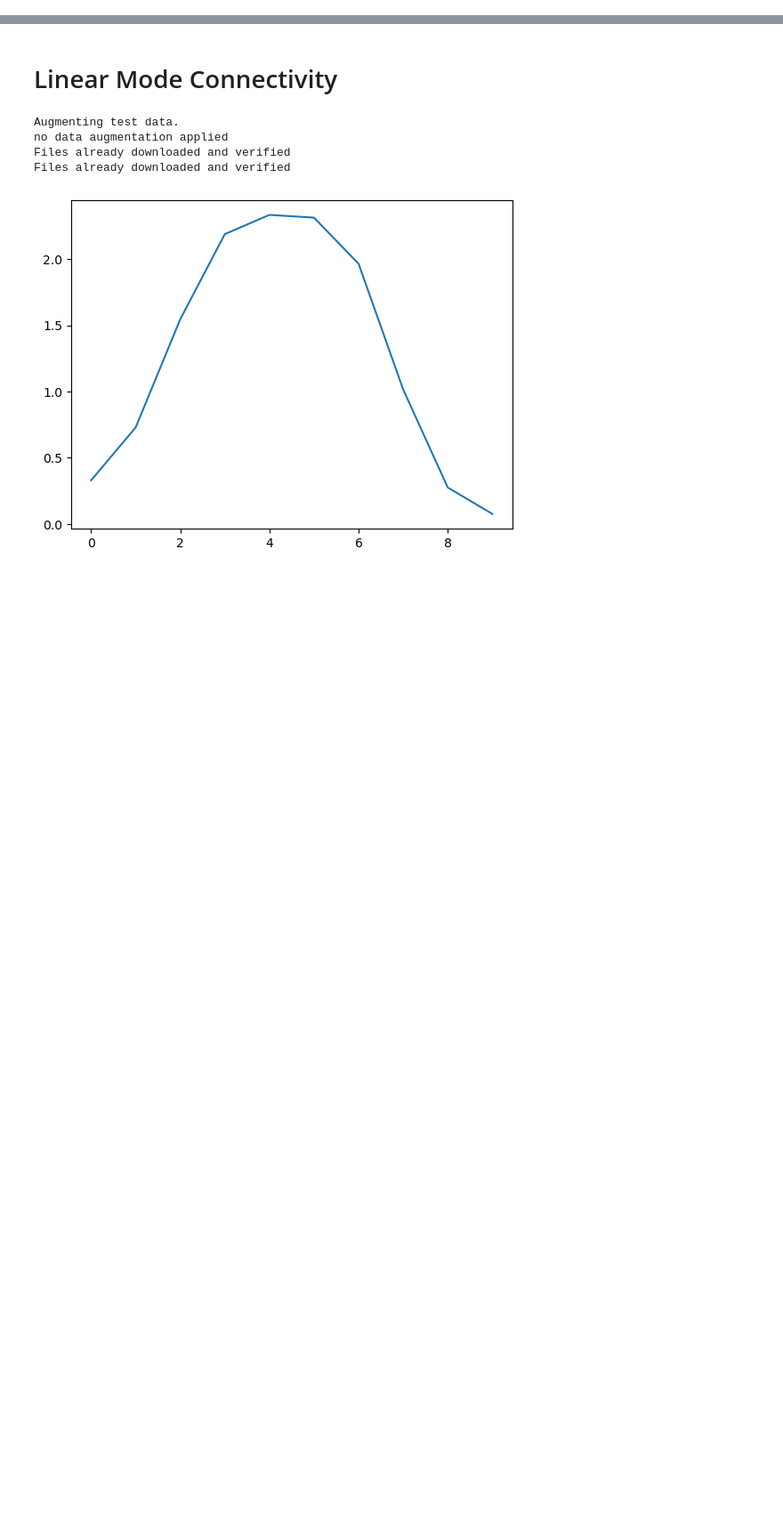
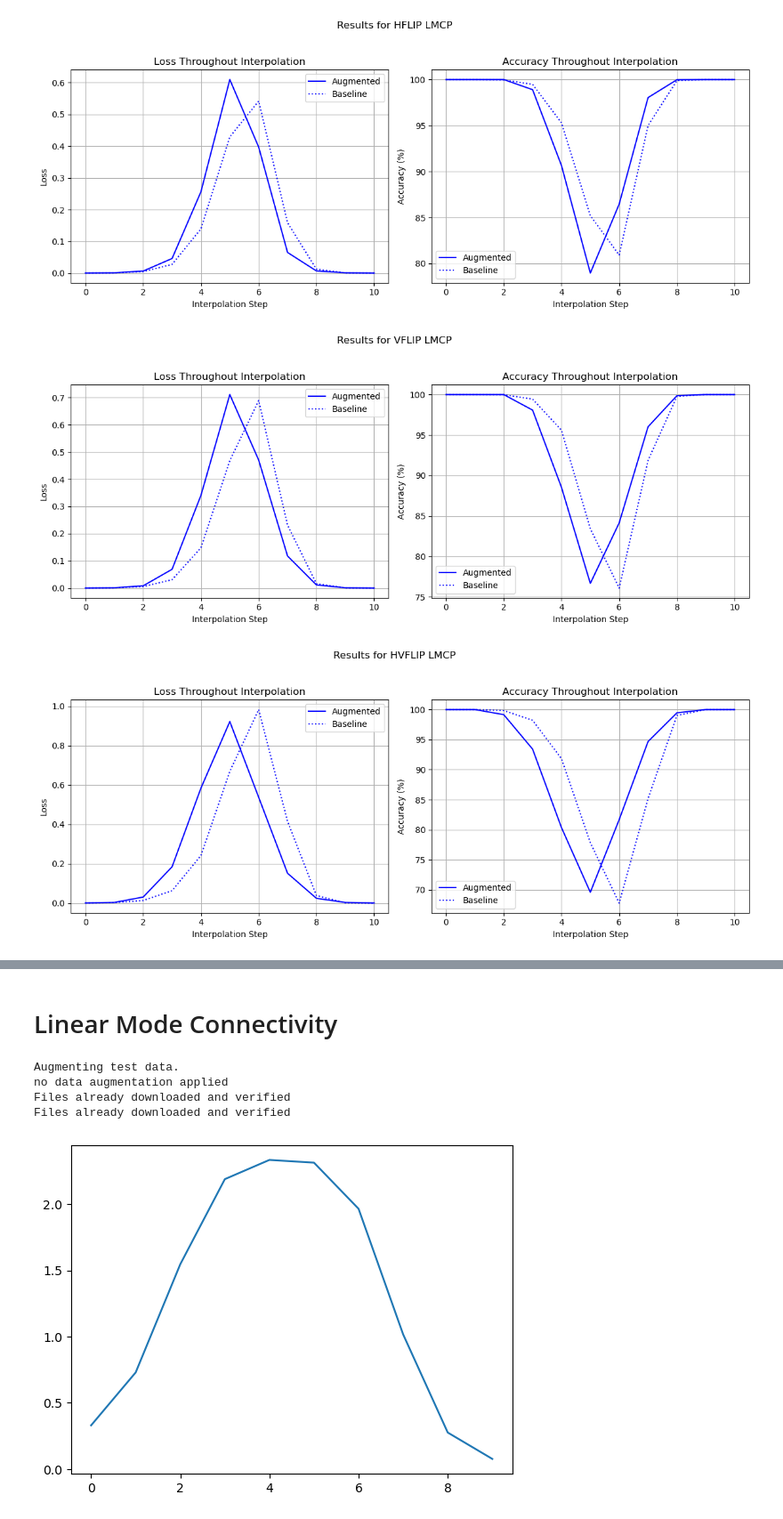
Before and after one commit to lukasVierling/Geometric_Connectivity, a Jupyter notebook: connectivity.ipynb, the cells around one changed output, grey strips where cells are left out. Shown at 89% size. Drawn from its saved outputs; the diff is of its cells as text; code cells hidden in the pictures; blank space fills up the shorter version.

Commit message:
lots of configs and jsons

```diff
--- a/connectivity.ipynb
+++ b/connectivity.ipynb
@@ -21,0 +138,77 @@ from find_permutation import res_permute
+# %%
+import os
+import json
+import matplotlib.pyplot as plt
+
+# List of symmetries and interpolation methods
+symmetries = ["hflip", "vflip", "hvflip", "rot90"]
+methods = ["LMCP"]
+
+# Folder paths
+folder_aug = "./logs/connectivity_augmented"  # augmented experiment results
+folder_noaug = "./logs/connectivity"             # non-augmented (baseline) results
+
+def load_curve(folder, filename):
+    """Load losses and accuracy curves from a JSON file in folder."""
+    filepath = os.path.join(folder, filename)
+    try:
+        with open(filepath, "r") as f:
+            data = json.load(f)
+        losses = data.get("losses")
+        accs = data.get("accs")
+        return losses, accs
+    except Exception as e:
+        print(f"Error loading {filepath}: {e}")
+        return None, None
+
+# Loop over each symmetry and interpolation method (only LMCP in this case)
+for sym in symmetries:
+    for method in methods:
+        method_lower = method.lower()
+
+        # Construct file names (with .json extension):
+        # Augmented run: e.g. "hflip_aug_to_hflip_symmetry_lmcp.json"
+        file_aug = f"{sym}_aug_to_{sym}_symmetry_{method_lower}"
+        # Non-augmented (baseline) run: e.g. "vanilla_5_to_hflip_6_lmcp.json"
+        file_noaug = f"vanilla_5_to_{sym}_6_{method_lower}"
+
+        # Load curves from the two folders.
+        losses_aug, accs_aug = load_curve(folder_aug, file_aug)
+        losses_noaug, accs_noaug = load_curve(folder_noaug, file_noaug)
+
+        if losses_aug is None or losses_noaug is None:
+            print(f"Skipping {sym.upper()} {method.upper()} because one file is missing.")
+            continue
+
+        # Create a new figure for this symmetry and method
+        fig, (ax1, ax2) = plt.subplots(1, 2, figsize=(12, 5))
+        fig.suptitle(f"Results for {sym.upper()} {method.upper()}")
+
+        # Define steps based on the length of the curves.
+        steps_aug = range(len(losses_aug))
+        steps_noaug = range(len(losses_noaug))
+
+        # Plot Loss curves: augmented (solid) and baseline (dotted) with the same color.
+        ax1.plot(steps_aug, losses_aug, color="blue", linestyle="solid", label="Augmented")
+        ax1.plot(steps_noaug, losses_noaug, color="blue", linestyle="dotted", label="Baseline")
+        ax1.set_title("Loss Throughout Interpolation")
+        ax1.set_xlabel("Interpolation Step")
+        ax1.set_ylabel("Loss")
+        ax1.legend(loc="best")
+        ax1.grid(True)
+
+        # Plot Accuracy curves: augmented (solid) and baseline (dotted) with the same color.
+        ax2.plot(steps_aug, accs_aug, color="blue", linestyle="solid", label="Augmented")
+        ax2.plot(steps_noaug, accs_noaug, color="blue", linestyle="dotted", label="Baseline")
+        ax2.set_title("Accuracy Throughout Interpolation")
+        ax2.set_xlabel("Interpolation Step")
+        ax2.set_ylabel("Accuracy (%)")
+        ax2.legend(loc="best")
+        ax2.grid(True)
+
+        plt.tight_layout(rect=[0, 0, 1, 0.95])
+        plt.show()
+# %% [output]
+[figure, added]
+[figure, added]
+[figure, added]
```
Also changed, not shown: parts of 4 cells of this notebook, 11 other files.
